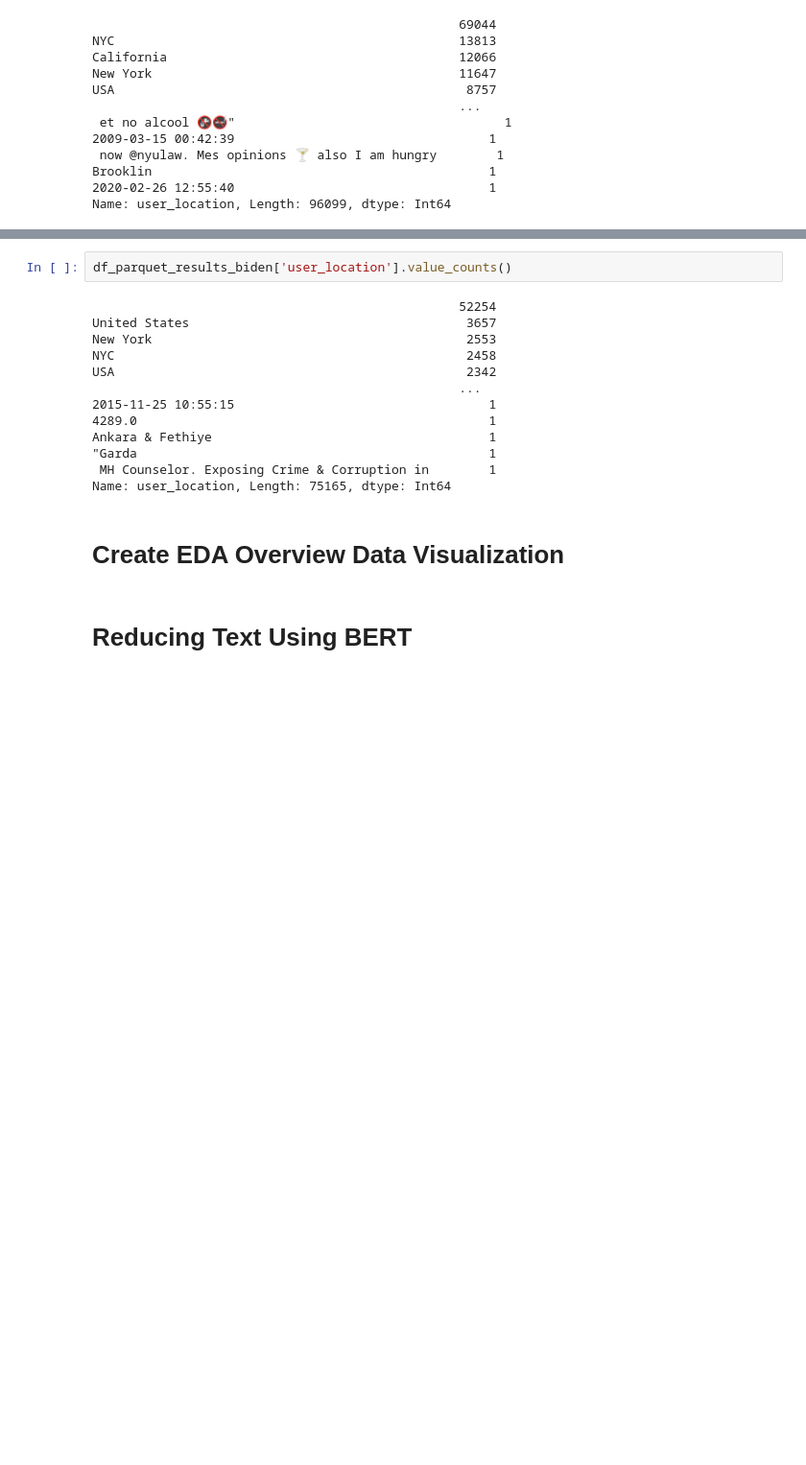
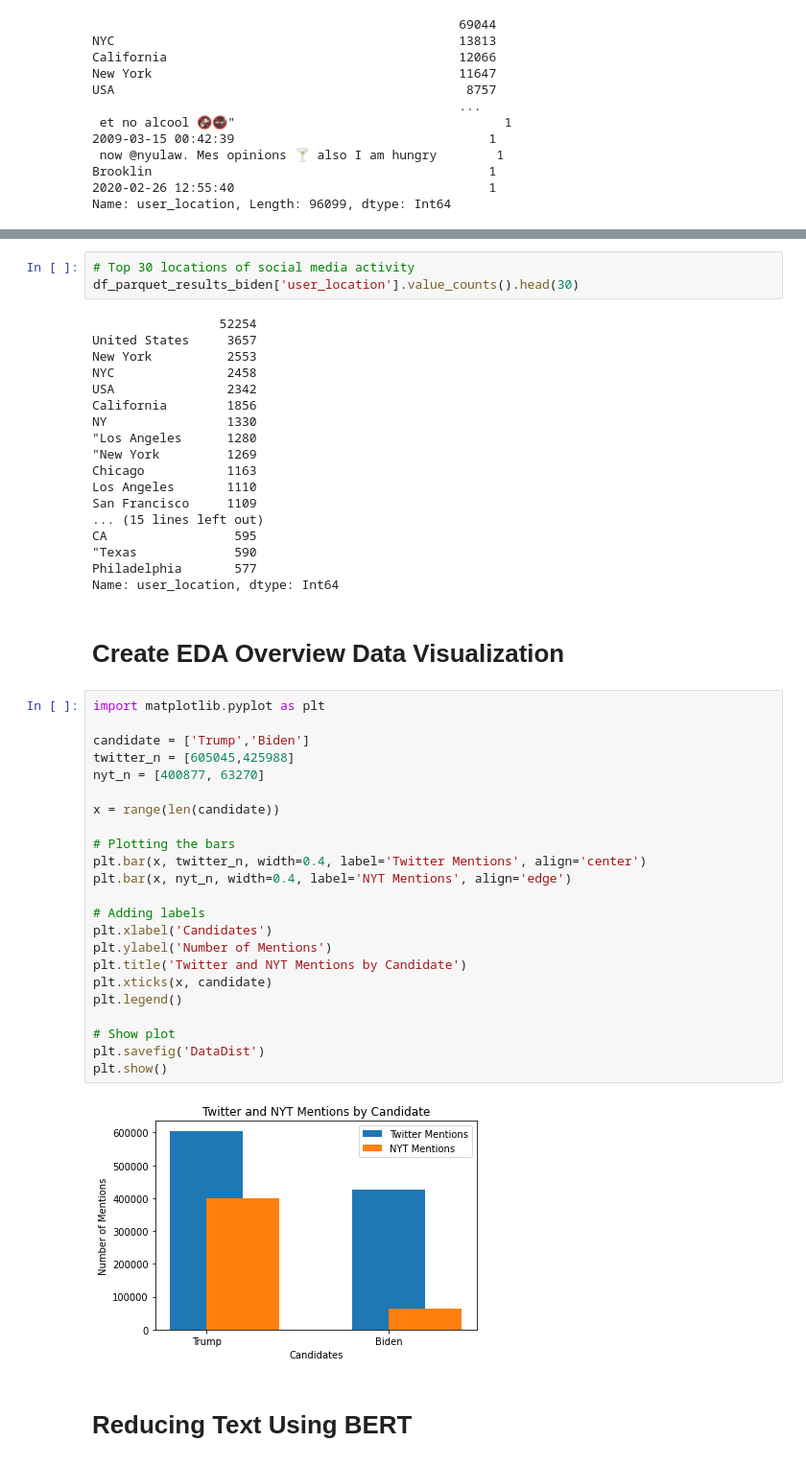
Before and after one commit to cfitzpatrick89/ADS508_GroupProject, a Jupyter notebook: EDA.ipynb, the cells around one changed output, grey strips where cells are left out. Shown at 96% size. Saved outputs shown, nothing was run; the diff lists cells and outputs as text; blank space fills up the shorter version.

```diff
--- a/EDA.ipynb
+++ b/EDA.ipynb
@@ -477,20 +513,51 @@ Name: user_location, Length: 96099, dtype: Int64
 # %%
-df_parquet_results_biden['user_location'].value_counts()
+# Top 30 locations of social media activity
+df_parquet_results_biden['user_location'].value_counts().head(30)
 # %% [output]
-                                                 52254
-United States                                     3657
-New York                                          2553
-NYC                                               2458
-USA                                               2342
-                                                 ...
-2015-11-25 10:55:15                                  1
-4289.0                                               1
-Ankara & Fethiye                                     1
-"Garda                                               1
- MH Counselor. Exposing Crime & Corruption in        1
-Name: user_location, Length: 75165, dtype: Int64
+                 52254
+United States     3657
+New York          2553
+NYC               2458
+USA               2342
+California        1856
+NY                1330
+"Los Angeles      1280
+"New York         1269
+Chicago           1163
+Los Angeles       1110
+San Francisco     1109
+... (15 lines left out)
+CA                 595
+"Texas             590
+Philadelphia       577
+Name: user_location, dtype: Int64
 # %% [markdown]
 # Create EDA Overview Data Visualization
+# %%
+import matplotlib.pyplot as plt
+
+candidate = ['Trump','Biden']
+twitter_n = [605045,425988]
+nyt_n = [400877, 63270]
+
+x = range(len(candidate))
+
+# Plotting the bars
+plt.bar(x, twitter_n, width=0.4, label='Twitter Mentions', align='center')
+plt.bar(x, nyt_n, width=0.4, label='NYT Mentions', align='edge')
+
+# Adding labels
+plt.xlabel('Candidates')
+plt.ylabel('Number of Mentions')
+plt.title('Twitter and NYT Mentions by Candidate')
+plt.xticks(x, candidate)
+plt.legend()
+
+# Show plot
+plt.savefig('DataDist')
+plt.show()
+# %% [output]
+[figure, added]
 # %% [markdown]
 # Reducing Text Using BERT
 # %% [markdown]
```
Also changed, not shown: parts of 2 cells of this notebook, 1 other file.
